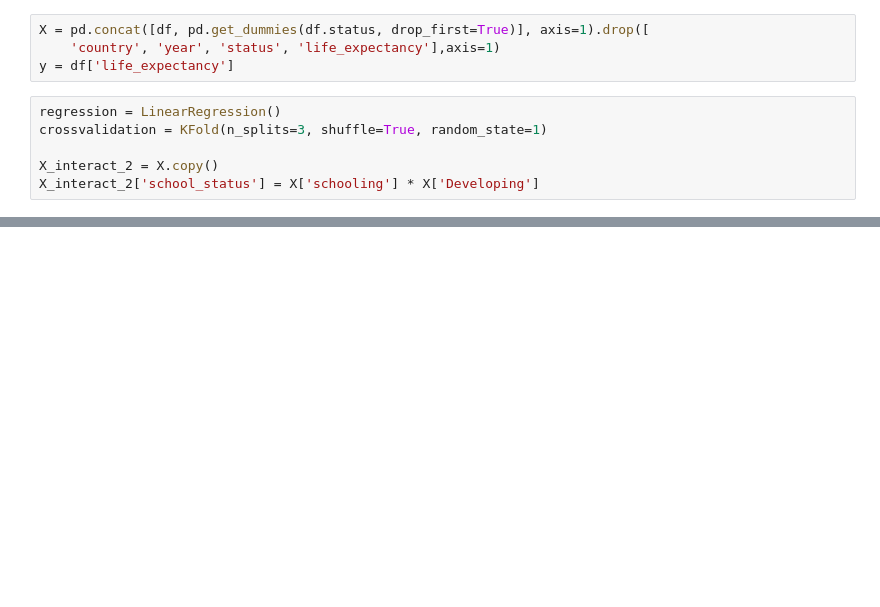
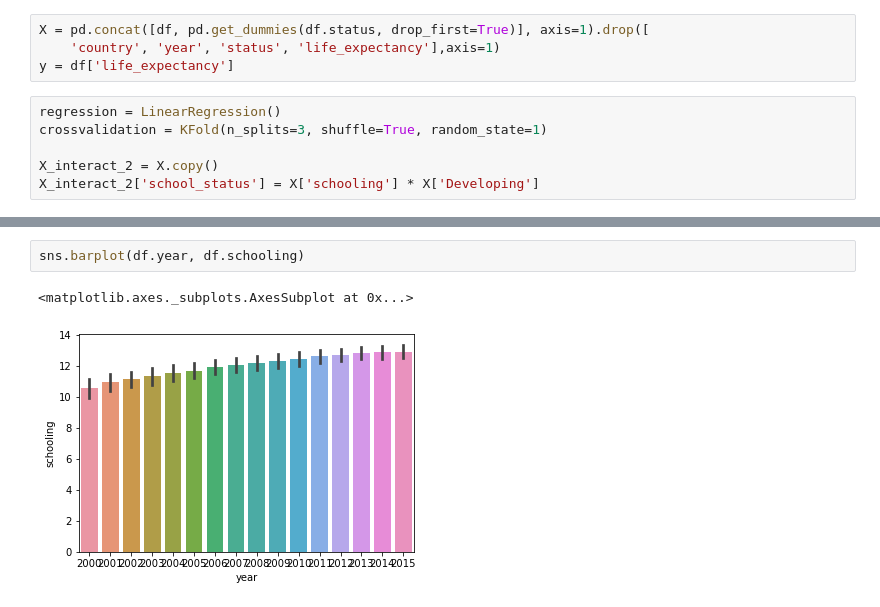
Before and after one commit to bmccabe96/Life_Expectancy_Regression, a Jupyter notebook: Analysis.ipynb, the cells around one changed output, grey strips where cells are left out. Cells and saved outputs as stored; diff of their text form; blank space fills up the shorter version.

```diff
--- a/Analysis.ipynb
+++ b/Analysis.ipynb
@@ -214,0 +298,5 @@ strong multicollinearity or other numerical problems.
+# %%
+sns.barplot(df.year, df.schooling)
+# %% [output]
+<matplotlib.axes._subplots.AxesSubplot at 0x...>
+[figure, added]
```
Also changed, not shown: parts of 11 cells of this notebook, 3 other files.
